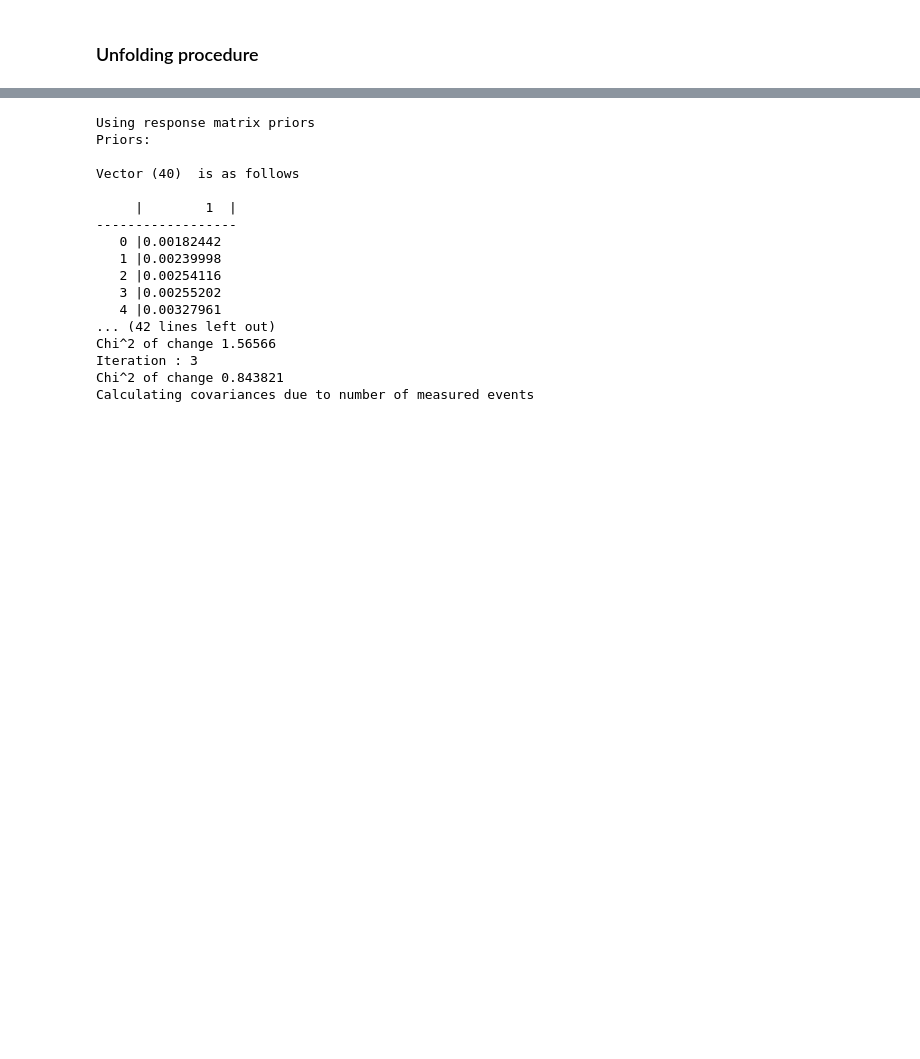
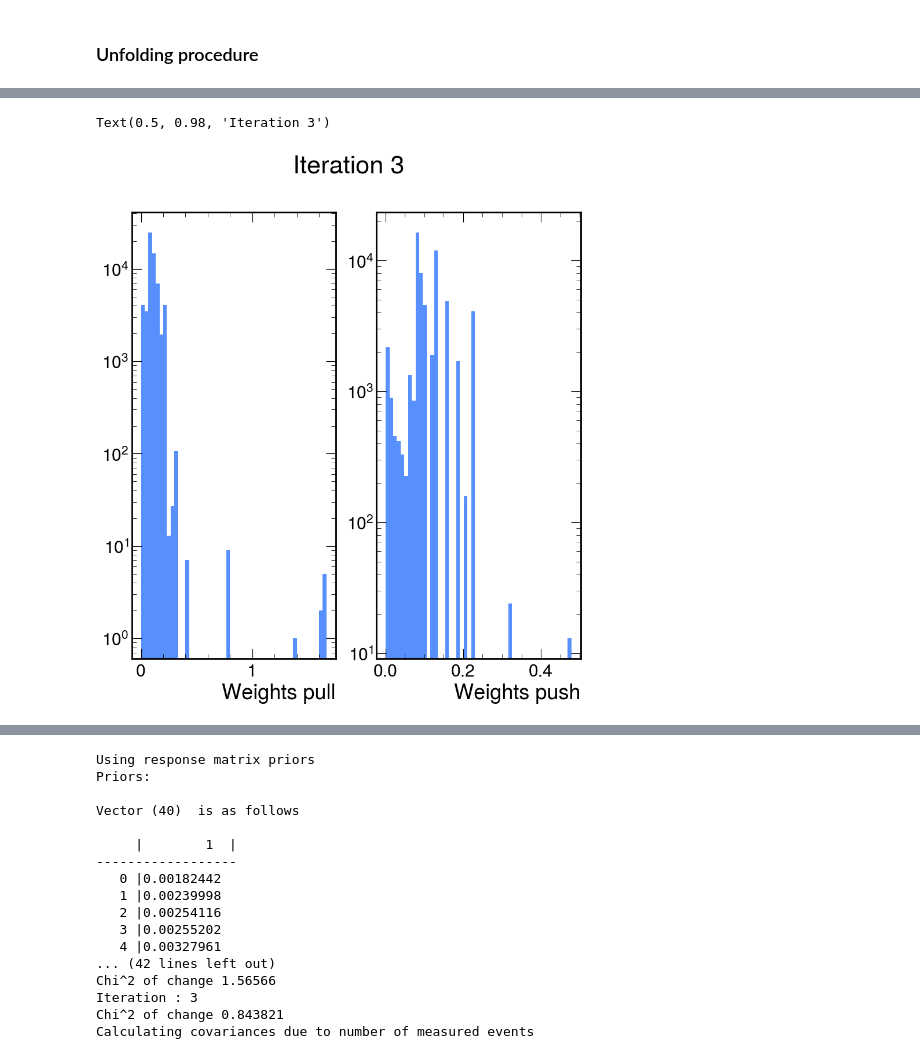
Before and after one commit to rymilton/unfolding, a Jupyter notebook: omnifold_decisiontrees.ipynb, the cells around one changed output, grey strips where cells are left out. Saved outputs shown, nothing was run; the diff lists cells and outputs as text; code cells hidden in the pictures; blank space fills up the shorter version.

```diff
--- a/omnifold_decisiontrees.ipynb
+++ b/omnifold_decisiontrees.ipynb
@@ -94,42 +123,40 @@ from sklearn import tree
 def reweight(events, classifier):
     class_probabilities = classifier.predict_proba(events)
     data_probability = class_probabilities[:,1]
-    weights = np.nan_to_num(data_probability / (1. - data_probability))
+    weights = data_probability / (1. - data_probability)
     return np.squeeze(np.nan_to_num(weights))
 
-def omnifold(response, data_hist, num_iterations):
-    data_counts, data_bin_centers = dh.TH1_to_numpy(data_hist)
+def omnifold(response, measured_hist, num_iterations):
+    measured_counts, measured_bin_centers = dh.TH1_to_numpy(measured_hist)
 
     response_hist = response.HresponseNoOverflow()
 
     response_counts, response_bin_centers = dh.TH2_to_numpy(response_hist)
 
     MC_entries, sim_entries = dh.prepare_response_data(response_counts.flatten(), response_bin_centers.flatten())
-    data_entries = dh.prepare_hist_data(data_counts, data_bin_centers)
-
+    measured_entries = dh.prepare_hist_data(measured_counts, measured_bin_centers)
     sim_labels = np.zeros(len(sim_entries))
-    data_labels = np.ones(len(data_entries))
+    measured_labels = np.ones(len(measured_entries))
     MC_labels = np.zeros(len(MC_entries))
 
-    step1_data = np.concatenate((sim_entries, data_entries))
-    step1_labels = np.concatenate((sim_labels, data_labels))
+    step1_data = np.concatenate((sim_entries, measured_entries))
+    step1_labels = np.concatenate((sim_labels, measured_labels))
 
     step2_data = np.concatenate((MC_entries, MC_entries))
     step2_labels = np.concatenate((MC_labels, np.ones(len(MC_entries))))
 
-    # initial iterative weights are ones
     weights_pull = np.ones(len(sim_entries))
     weights_push = np.ones(len(sim_entries))
 
     for i in range(num_iterations):
-        weights_step1 = np.concatenate((weights_push, np.ones(len(data_entries))))
+        step1_weights = np.concatenate((weights_push, np.ones(len(measured_entries))))
         step1_classifier = tree.DecisionTreeClassifier()
-        step1_classifier.fit(step1_data, step1_labels, sample_weight = weights_step1)
+        step1_classifier.fit(step1_data, step1_labels, sample_weight = step1_weights)
 
         weights_pull = np.multiply(weights_push, reweight(sim_entries, step1_classifier))
-        weights_step2 = np.concatenate((np.ones(len(MC_entries)), weights_pull))
+        step2_weights = np.concatenate((np.ones(len(MC_entries)), weights_pull))
         step2_classifier = tree.DecisionTreeClassifier()
-        step2_classifier.fit(step2_data, step2_labels, sample_weight = weights_step2)
+        step2_classifier.fit(step2_data, step2_labels, sample_weight = step2_weights)
 
         weights_push = reweight(MC_entries, step2_classifier)
     return weights_push, weights_pull, MC_entries
@@ -148,0 +248,14 @@ omnifold_dt_hist = np.divide(omnifold_dt_hist, efficiencies_np, out=np.zeros_lik
+# %%
+fig, axs = plt.subplots(1, 2)
+iteration_to_plot = 3
+axs[0].hist(unbinned_weights[iteration_to_plot, 0], bins = 50)
+axs[0].set_xlabel("Weights pull")
+axs[0].set_yscale('log')
+
+axs[1].hist(unbinned_weights[iteration_to_plot, 1], bins = 50)
+axs[1].set_xlabel("Weights push")
+axs[1].set_yscale('log')
+fig.suptitle(f"Iteration {iteration_to_plot}")
+# %% [output]
+Text(0.5, 0.98, 'Iteration 3')
+[figure, added]
```
Also changed, not shown: parts of 9 cells of this notebook.
